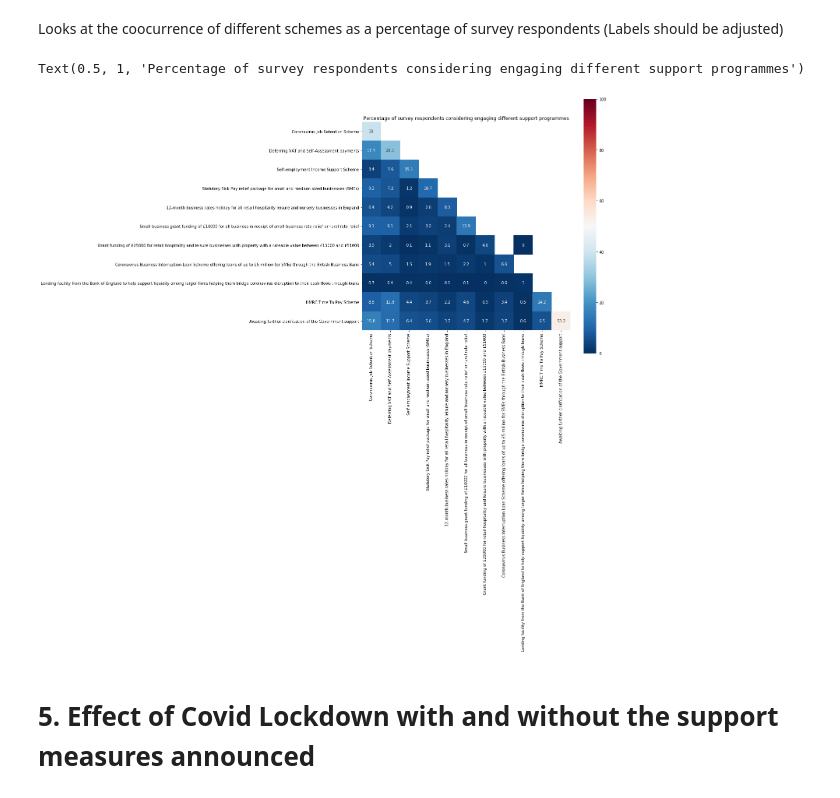
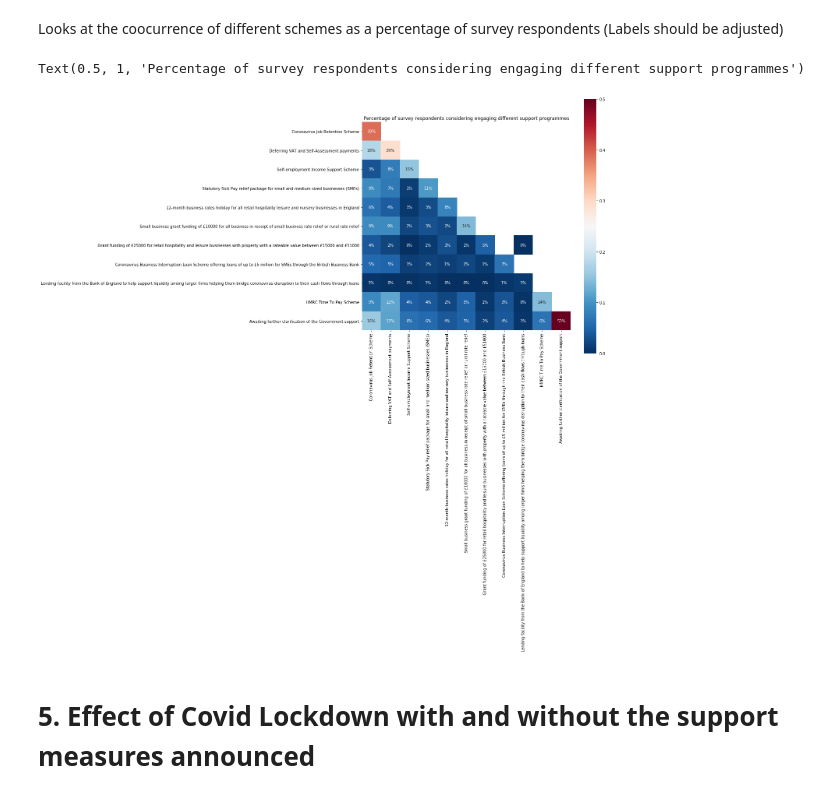
Before and after one commit to johnardavies/Analysis_of_effects_of_covid_in_uk_heritage_sector, a Jupyter notebook: Covid_heritage.ipynb, the cells around one changed output. Saved outputs shown, nothing was run; the diff lists cells and outputs as text; code cells hidden in the pictures.

Commit message:
sorts out % formatting in heatmaps

```diff
--- a/Covid_heritage.ipynb
+++ b/Covid_heritage.ipynb
@@ -311,19 +311,19 @@ Looks at the coocurrence of different schemes as a percentage of survey responde
 # %%
 #Calculates coocurrence which is a symmetric matrix, with the diagonal being the % of respondents reporting the category
 results=cross_count(df[Measures])
 
 matrix = np.triu(results)
 
-results=((results/sample_size)*100).round(1)
+results=(results/sample_size)
 #Creates a mask to hide the upper triangle excluding the diagonal by having k=1
 matrix = np.triu(results,k=1)
 
 fig, ax = plt.subplots(figsize=(12,12))
-sns.heatmap(results, annot=True,ax=ax, fmt='g' ,mask=matrix, cmap ='RdBu_r',  vmax=100,square=True)
+sns.heatmap(results, annot=True,ax=ax,mask=matrix, cmap ='RdBu_r',  vmax=0.5,square=True, fmt='.0%')
 ax.set_title('Percentage of survey respondents considering engaging different support programmes')
 # %% [output]
 Text(0.5, 1, 'Percentage of survey respondents considering engaging different support programmes')
-[figure, old version]
+[figure, new version]
 # %% [markdown]
 # 5. Effect of Covid Lockdown with and without the support measures announced
 # %% [markdown]
```
Also changed, not shown: parts of 1 cell of this notebook.
